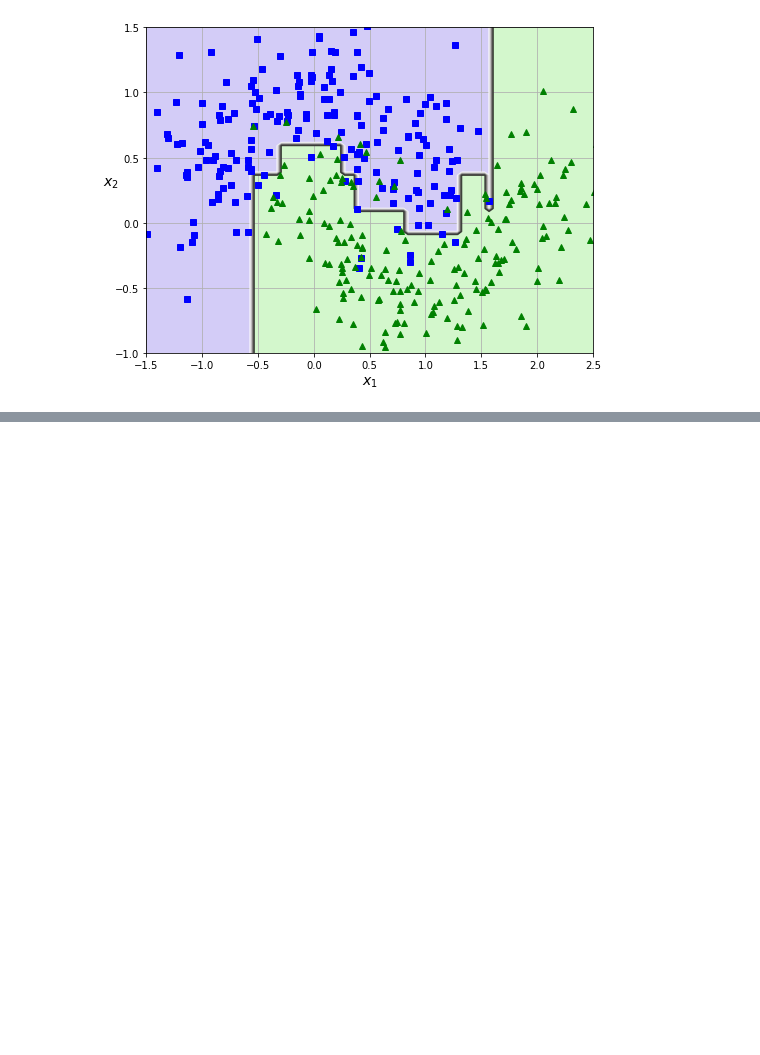
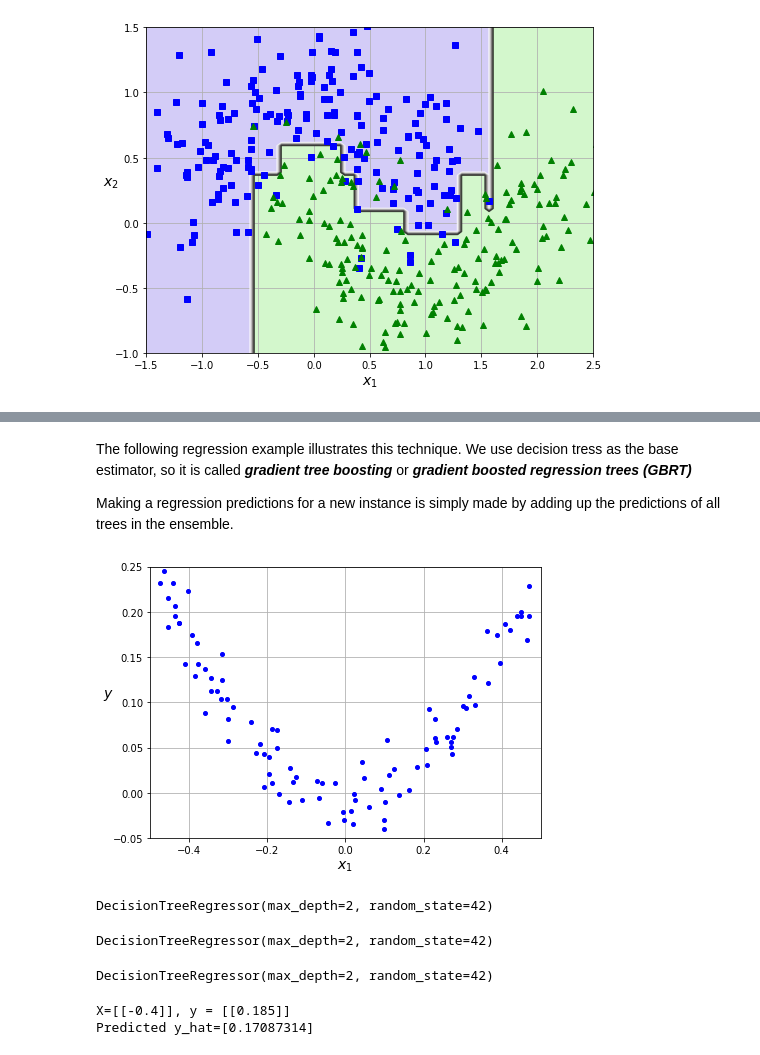
Before and after one commit to aseddin/F22_ECE4715, a Jupyter notebook: 10_ensemble_learning.ipynb, the cells around one changed output, grey strips where cells are left out. Cells and saved outputs as stored; diff of their text form; code cells hidden in the pictures; blank space fills up the shorter version.

```diff
--- a/10_ensemble_learning.ipynb
+++ b/10_ensemble_learning.ipynb
@@ -527,0 +531,4 @@ plt.show()
+# %% [markdown]
+The following regression example illustrates this technique. We use decision tress as the base estimator, so it is called ***gradient tree boosting*** or ***gradient boosted regression trees (GBRT)***
+
+Making a regression predictions for a new instance is simply made by adding up the predictions of all trees in the ensemble.
@@ -527,0 +550,58 @@ plt.show()
+# %%
+# generate non-linear quadratic regression data
+
+np.random.seed(42)
+X = np.random.rand(100, 1) - 0.5
+y = X[:, 0] ** 2 + 0.025 * np.random.randn(100)
+
+plt.figure(figsize=(7, 5))
+plt.plot(X, y, "bo", markersize=4)
+plt.xlabel("$x_1$")
+plt.ylabel("$y$", rotation=0)
+plt.axis([-0.5, 0.5, -0.05, 0.25])
+plt.grid()
+plt.show()
+# %% [output]
+[figure, added]
+# %%
+# Train the first decision tree
+from sklearn.tree import DecisionTreeRegressor
+
+tree_reg1 = DecisionTreeRegressor(
+    max_depth=2, random_state=42
+)
+tree_reg1.fit(X, y)
+# %% [output]
+DecisionTreeRegressor(max_depth=2, random_state=42)
+# %%
+# Train another decision tree on the residual errors made by the previous tree
+
+y2 = y - tree_reg1.predict(X)
+tree_reg2 = DecisionTreeRegressor(
+    max_depth=2, random_state=42
+)
+tree_reg2.fit(X, y2)
+# %% [output]
+DecisionTreeRegressor(max_depth=2, random_state=42)
+# %%
+# Train another decision tree on the residual errors made by the previous tree
+
+y3 = y2 - tree_reg2.predict(X)
+tree_reg3 = DecisionTreeRegressor(
+    max_depth=2, random_state=42
+)
+tree_reg3.fit(X, y3)
+# %% [output]
+DecisionTreeRegressor(max_depth=2, random_state=42)
+# %%
+X_new = np.array([[-0.4]])
+#X_new = np.array([[0.0]])
+#X_new = np.array([[0.5]])
+
+# predict y by adding the prediction of all trees in the ensemble
+print(f"X={X_new}, y = {X_new ** 2 + 0.025}")
+y_hat = sum(tree.predict(X_new) for tree in (tree_reg1, tree_reg2, tree_reg3))
+print(f"Predicted y_hat={y_hat}")
+# %% [output]
+X=[[-0.4]], y = [[0.185]]
+Predicted y_hat=[0.17087314]
```
Also changed, not shown: parts of 33 cells of this notebook.
